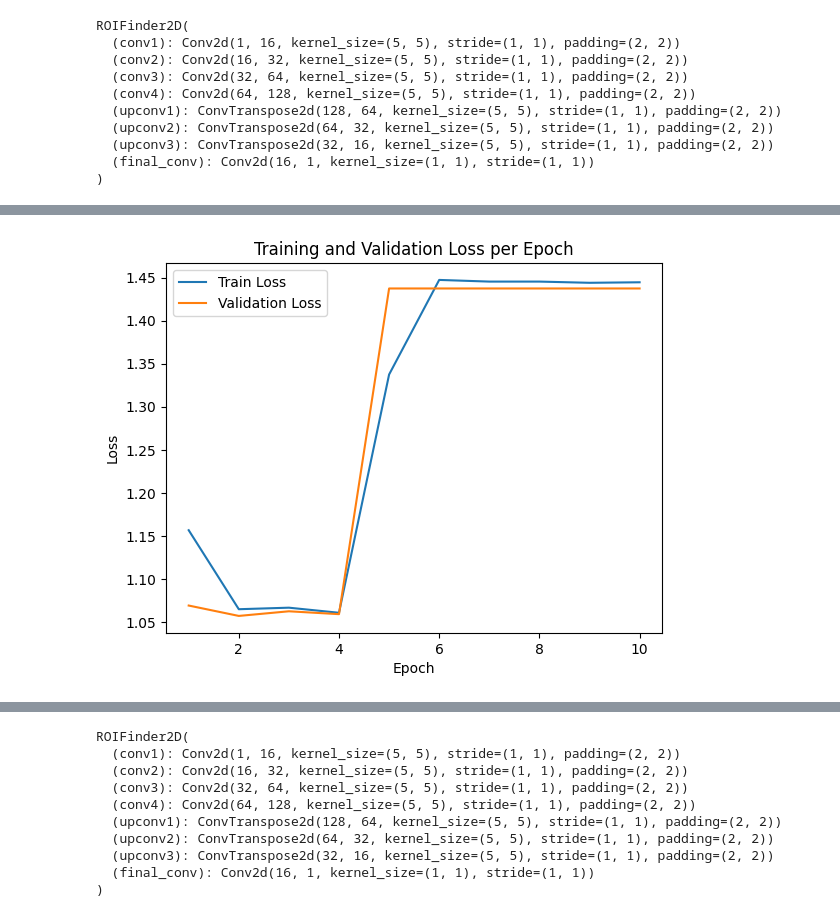
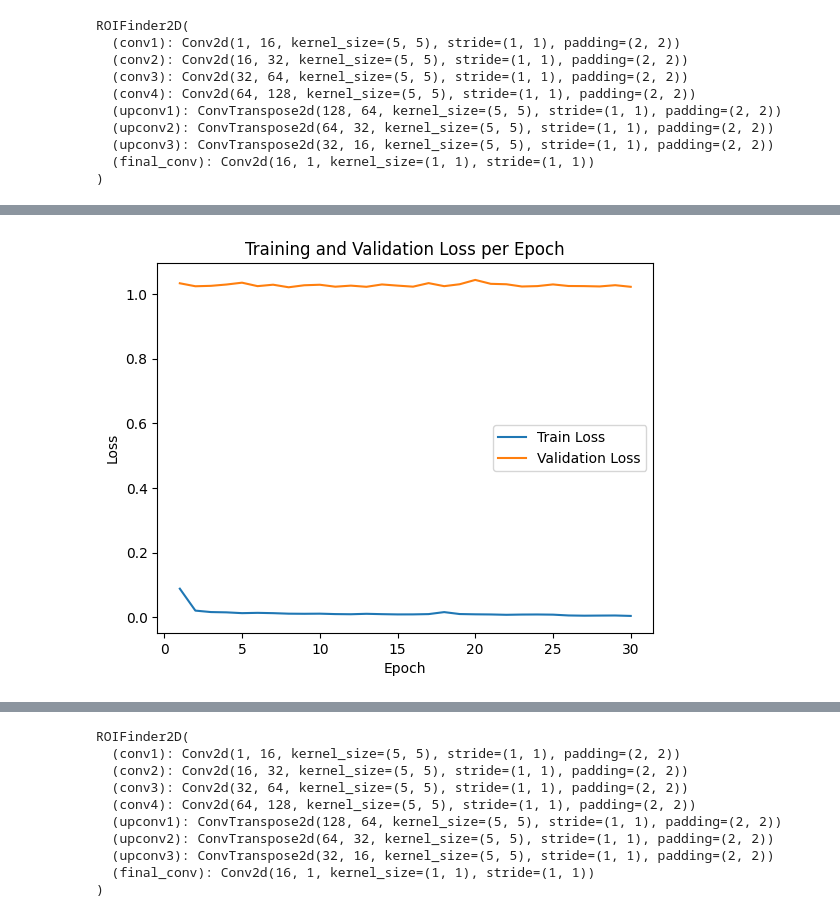
Before and after one commit to mking99456/Ar39-CNN, a Jupyter notebook: Training_Notebook_2DCNN.ipynb, the cells around one changed output, grey strips where cells are left out. Cells and saved outputs as stored; diff of their text form; code cells hidden in the pictures.

Commit message:
Modifications to loss function

```diff
--- a/Training_Notebook_2DCNN.ipynb
+++ b/Training_Notebook_2DCNN.ipynb
@@ -188,8 +190,8 @@ import os
 # %%
 # Load memmap files
-signal_memmap = np.memmap("signal.raw", dtype=np.float32, mode='r', shape=(1000, 1280, 2128))
-noise_memmap = np.memmap("noise.raw", dtype=np.float32, mode='r', shape=(1000, 1280, 2128))
-roi_memmap = np.load("roi.npy")  # ROI is loaded directly
+signal_memmap = np.memmap("/scratch/7DayLifetime/mking/1000_evts_standard/signal.raw", dtype=np.float32, mode='r', shape=(1000, 1280, 2128))
+noise_memmap = np.memmap("/scratch/7DayLifetime/mking/1000_evts_standard/noise.raw", dtype=np.float32, mode='r', shape=(1000, 1280, 2128))
+roi_memmap = np.load("/scratch/7DayLifetime/mking/1000_evts_standard/roi.npy")  # ROI is loaded directly
 
 # Extract only TPC 0 Plane Z (channels 800-1039)
 signal_data = signal_memmap[:, 800:1040, :]
@@ -234,7 +236,7 @@ test_dataset = torch.utils.data.Subset(dataset, range(train_size+val_size,train_
 # Create DataLoader
 batch_size = 8
 train_loader = DataLoader(train_dataset, batch_size=batch_size, shuffle=True)
-val_loader = DataLoader(val_dataset, batch_size=batch_size, shuffle=False)
+val_loader = DataLoader(val_dataset, batch_size=batch_size, shuffle=True)
 test_loader = DataLoader(test_dataset, batch_size=batch_size, shuffle=False)
 # %%
 model_index = 1
@@ -287,5 +289,5 @@ ROIFinder2D(
 )
 # %%
 ## Saving progress:
-save_dir = "/scratch/7DayLifetime/mking/03_12_2025_1/"
-!mkdir /scratch/7DayLifetime/mking/03_12_2025_1/
+save_dir = "/scratch/7DayLifetime/mking/03_25_2025_3/"
+!mkdir /scratch/7DayLifetime/mking/03_25_2025_3/
@@ -294,14 +294,18 @@ mkdir: cannot create directory ‘/scratch/7DayLifetime/mking/03_12_2025_1/’:
 # %%
+## Train the model
+
 import matplotlib.pyplot as plt
 # Define Loss and Optimizer
 
 lr = .001
 
+y_true = Y ## Ratio across entire dataset
+
 pos_weight = torch.tensor((y_true == 0).sum() / (y_true == 1).sum(), dtype=torch.float32).to(device)
 print(pos_weight)
 criterion = nn.BCEWithLogitsLoss(pos_weight=pos_weight)
 
-optimizer = optim.Adam(model.parameters(), lr=0.001)
+optimizer = optim.Adam(model.parameters(), lr=lr)
 #optimizer = optim.SGD(model.parameters(),
 #                          lr=lr,
 #                          momentum=0.9,
@@ -330,7 +334,7 @@ min_val_loss = 100
 min_val_loss_epoch = -1
 
 # Training loop
-num_epochs = 10
+num_epochs = 30
 for epoch in range(start_epoch, num_epochs):
     model.train()
     total_loss = 0
@@ -341,7 +345,22 @@ for epoch in range(start_epoch, num_epochs):
         optimizer.zero_grad()
         outputs = model(batch_X)
 
-        loss = criterion(outputs, batch_Y)  # No need to squeeze for 2D output
+        #loss = criterion(outputs, batch_Y)  # No need to squeeze for 2D output
+
+        # Create masks for background and signal
+        bkg_mask = (batch_Y == 0).float()  # 1 for background, 0 for signal
+        sig_mask = (batch_Y == 1).float()  # 1 for signal, 0 for background
+
+        # Define weight factors (adjust `sig_weight` as needed)
+        sig_weight = 10000.0  # Increase this value to emphasize signal pixels
+        bkg_weight = 1.0  # Background weight remains 1
+
+        # Compute weighted losses
+        loss_bkg = (bkg_weight * bkg_mask * (outputs - batch_Y) ** 2).mean()
+        loss_sig = (sig_weight * sig_mask * (outputs - batch_Y) ** 2).mean()
+
+        # Combine losses
+        loss = loss_bkg + loss_sig
 
         # print out loss during training
 
@@ -363,6 +382,9 @@ for epoch in range(start_epoch, num_epochs):
             loss = criterion(outputs, batch_Y)
             val_loss += loss.item()
 
+            outputs_binary = (outputs > 0.5).cpu().numpy().astype(np.uint8).flatten()
+            print("Pred ROI 1 Fraction: "+str(np.sum(outputs_binary)/len(outputs_binary)))
+
     avg_val_loss = val_loss / len(val_loader)
     val_losses.append(avg_val_loss)
 
@@ -382,6 +404,27 @@ for epoch in range(start_epoch, num_epochs):
         min_val_loss_epoch = epoch+1
         torch.save(checkpoint, checkpoint_path+"_min"+checkpoint_path_extension)
 
+    ## Save stuff within each epoch
+    #Save training and validation loss in a CSV
+    print(np.arange(epoch+1)+1)
+    print(train_losses)
+
+    table=np.column_stack((np.arange(epoch + 1) +1,train_losses, val_losses))
+    np.savetxt(save_dir+"loss_curve.csv", table, delimiter=',', header="Epoch,Train_Loss,Validation_Loss", comments="")
+    del table
+
+    # Save metadata in a text file
+    with open(save_dir+"training_details.txt", 'w') as output:
+        output.write("Model: "+str(model_index)+'\n')
+        output.write("Kernel Size: "+str(kernel_size)+'\n')
+        output.write("Activation Function: "+activation+'\n')
+        output.write("Loss: "+"LEE; "+"sig_weight: "+str(sig_weight)+'\n')
+        output.write("Optimizer: "+"Adam"+'\n')
+        output.write("Learning Rate: "+str(lr)+'\n')
+        output.write("Batch Size: "+str(batch_size)+'\n')
+        output.write("Number of training events: "+str(train_size)+'\n')
+        output.write("Minimum validation loss epoch: "+str(min_val_loss_epoch))
+
 # Plot training and validation loss
 fig = plt.figure()
 plt.plot(range(1, num_epochs + 1), train_losses, label="Train Loss")
@@ -395,21 +438,4 @@ fig.savefig(save_dir+"Loss.png", dpi=fig.dpi)
 
 # Save the trained model
 torch.save(model.state_dict(), save_dir+"roi_finder.pth")
-
-#Save training and validation loss in a CSV
-table=np.column_stack((np.arange(num_epochs)+1,train_losses, val_losses))
-np.savetxt(save_dir+"loss_curve.csv", table, delimiter=',', header="Epoch,Train_Loss,Validation_Loss", comments="")
-del table
-
-# Save metadata in a text file
-with open(save_dir+"training_details.txt", 'w') as output:
-    output.write("Model: "+str(model_index)+'\n')
-    output.write("Kernel Size: "+str(kernel_size)+'\n')
-    output.write("Activation Function: "+activation+'\n')
-    output.write("Loss: "+"BCEWithLogitsLoss, weighted"+'\n')
-    output.write("Optimizer: "+"Adam"+'\n')
-    output.write("Learning Rate: "+str(lr)+'\n')
-    output.write("Batch Size: "+str(batch_size)+'\n')
-    output.write("Number of training events: "+str(train_size)+'\n')
-    output.write("Minimum validation loss epoch: "+str(min_val_loss_epoch))
 # %% [output]
@@ -433 +459 @@ Checkpoint saved at epoch 10
-[figure, old version]
+[figure, new version]
```
Also changed, not shown: parts of 15 cells of this notebook, 1 other file.
